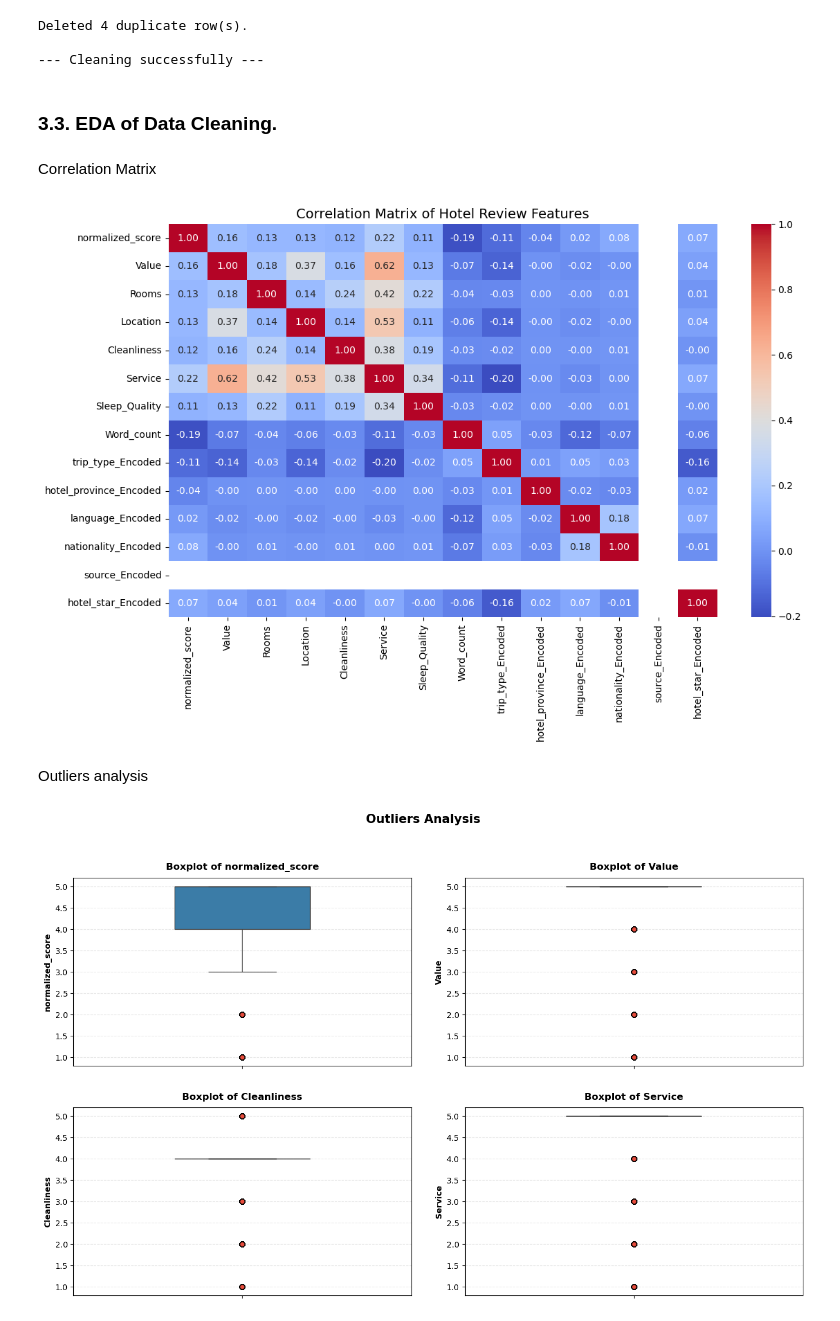
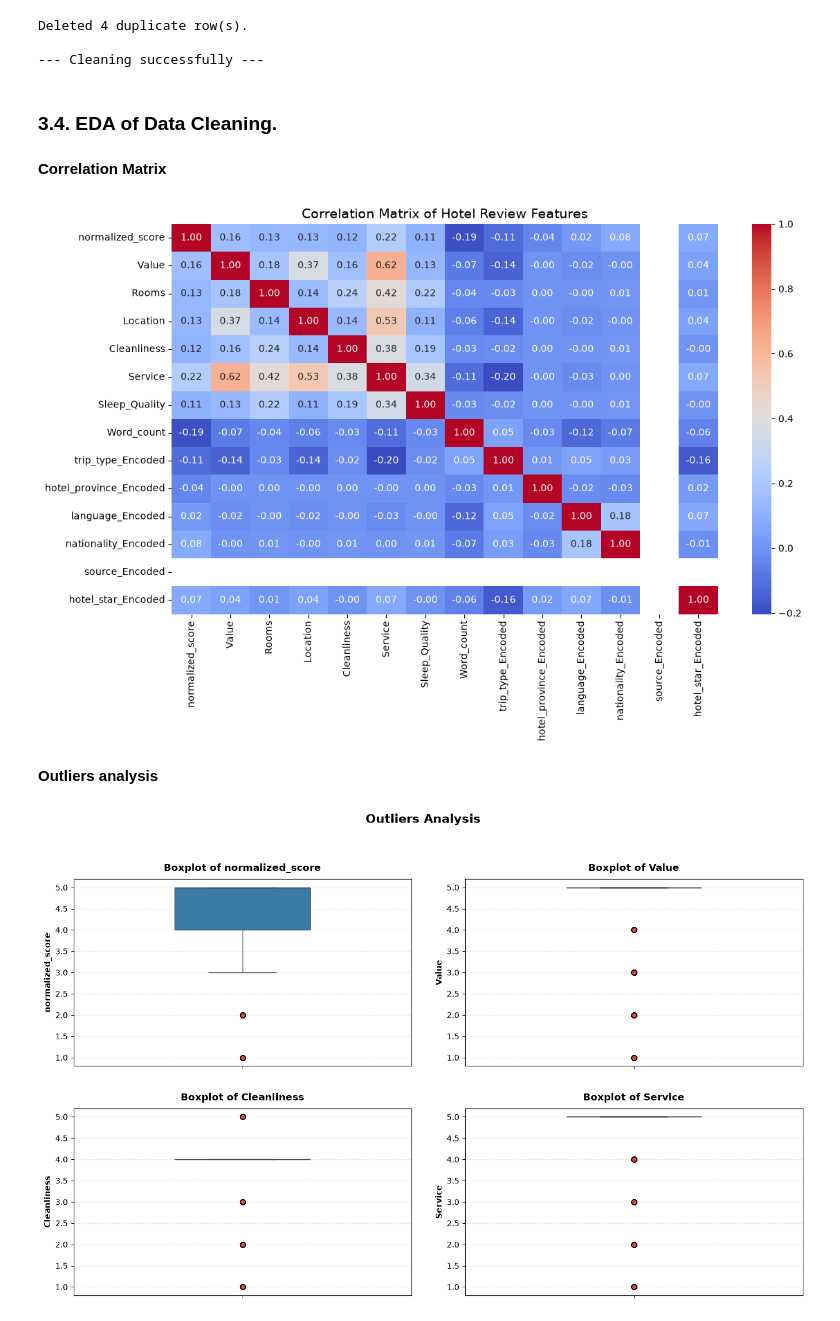
Before and after one commit to trietnguyen2611/Hotel-Review-AI-Chatbot, a Jupyter notebook: Project.ipynb, the cells around one changed output. Saved outputs shown, nothing was run; the diff lists cells and outputs as text; code cells hidden in the pictures.

```diff
--- a/Project.ipynb
+++ b/Project.ipynb
@@ -598,41 +598,41 @@ Deleted 4 duplicate row(s).
 
 --- Cleaning successfully ---
 # %% [markdown]
-### 3.3. EDA of Data Cleaning.
+### 3.4. EDA of Data Cleaning.
 # %% [markdown]
-Correlation Matrix
+**Correlation Matrix**
 # %%
 # Hotel Review Variables & Exploratory Data Analysis (EDA)
 import matplotlib.pyplot as plt
 import seaborn as sns
 import sqlite3
 import pandas as pd
 
 # Connect to the database and fetch clean data
-conn = sqlite3.connect('hotel_reviews_research.db')
+conn = sqlite3.connect('Data/chatbot_cleaned.db')
 df = pd.read_sql_query("SELECT * FROM hotel_reviews", conn)
 conn.close()
 
 # Plot the Correlation Matrix
 plt.figure(figsize=(12, 8))
 cols_to_corr = [
     'normalized_score', 'Value', 'Rooms', 'Location',
     'Cleanliness', 'Service', 'Sleep_Quality', 'Word_count',
     'trip_type_Encoded', 'hotel_province_Encoded',
     'language_Encoded', 'nationality_Encoded',
     'source_Encoded', 'hotel_star_Encoded'
 ]
 cols_to_corr = [c for c in cols_to_corr if c in df.columns]
 
 sns.heatmap(df[cols_to_corr].corr(), annot=True, cmap='coolwarm', fmt=".2f")
 plt.title('Correlation Matrix of Hotel Review Features', fontsize=14)
 plt.tight_layout()
 plt.savefig('Data/charts_img/34_Correlation_Matrix.png', dpi=300, bbox_inches='tight')
 plt.show()
 # %% [output]
-[figure, old version]
+[figure, new version]
 # %% [markdown]
-Outliers analysis
+**Outliers analysis**
 # %%
 import matplotlib.pyplot as plt
 import seaborn as sns
```
Also changed, not shown: parts of 5 cells of this notebook.
